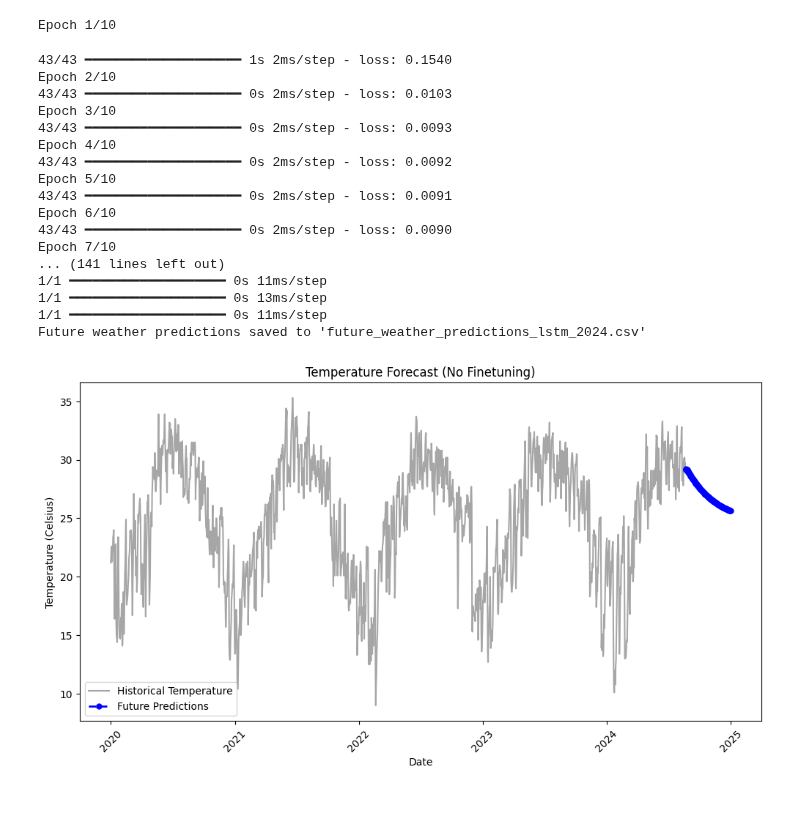
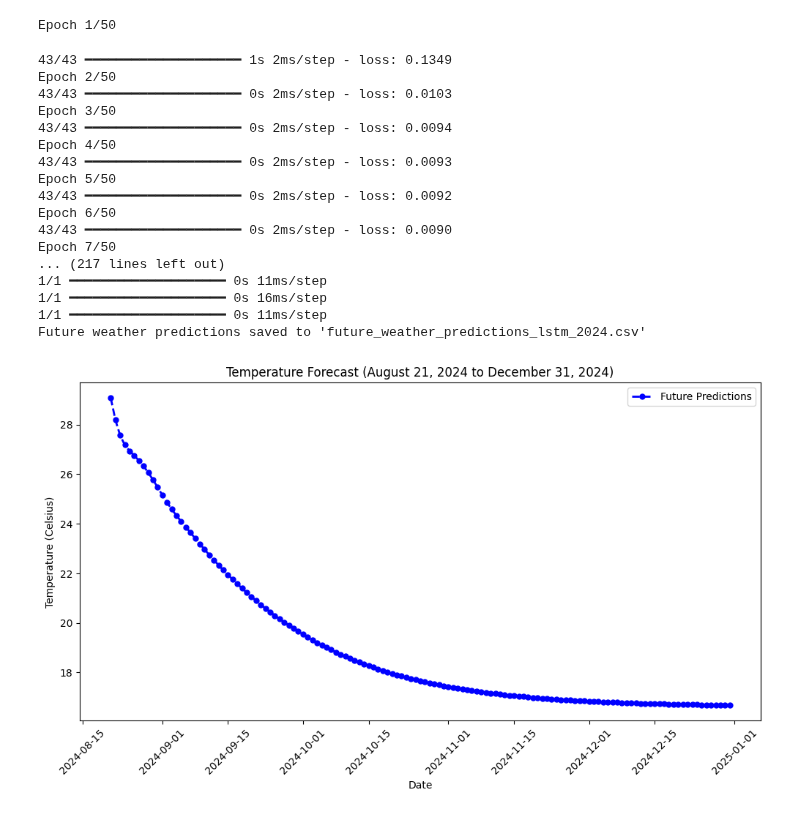
Before and after one commit to lbibi1805-dot/ML_WEATHER_PREDICTION, a Jupyter notebook: test_LTST Memory/NoFineTuning.ipynb, the cells around one changed output. Saved outputs shown, nothing was run; the diff lists cells and outputs as text; code cells hidden in the pictures.

```diff
--- a/test_LTST Memory/NoFineTuning.ipynb
+++ b/test_LTST Memory/NoFineTuning.ipynb
@@ -6,12 +6,6 @@ from sklearn.preprocessing import MinMaxScaler  # For scaling data
 from sklearn.metrics import mean_squared_error, mean_absolute_error, r2_score  # For evaluating the model
 from tensorflow.keras.models import Sequential  # For creating the model
 from tensorflow.keras.layers import LSTM, Dense  # For adding layers to the model
-import tensorflow as tf
-
-# Set random seed for reproducibility
-np.random.seed(42)
-tf.random.set_seed(42)
-
 
 
 # STEP 1. LOAD AND PREPARE THE DATA
@@ -79,10 +73,13 @@ model.add(Dense(1))  # Add output layer
 model.compile(optimizer='adam', loss='mean_squared_error')  # Compile the model
 #endregion
 
-# STEP 6. TRAIN THE MODEL
+# STEP 6. TRAIN THE MODEL WITH INCREASED EPOCHS AND EARLY STOPPING
 #region
-# 6.1 Fit the model to the training data
-model.fit(X_train, y_train, epochs=10, batch_size=32, verbose=1)  # Fit the model to the training data
+# 6.1 Implement EarlyStopping to avoid overfitting
+early_stopping = EarlyStopping(monitor='loss', patience=10, restore_best_weights=True)  # Stop if loss doesn't improve for 10 epochs
+
+# 6.2 Fit the model with increased epochs
+model.fit(X_train, y_train, epochs=50, batch_size=32, verbose=1, callbacks=[early_stopping])  # Increase epochs to 50 and apply early stopping
 #endregion
 
 # STEP 7. MAKE PREDICTIONS AND EVALUATE THE MODEL
@@ -130,47 +127,44 @@ future_predictions_inv = scaler.inverse_transform(np.array(future_predictions).r
 
 # 9.2 Create DataFrame for future results
 future_results_df = pd.DataFrame({
     'Date': future_dates,  # Dates
     'Predicted Temperature': future_predictions_inv.flatten()  # Predictions
 })
 
 # 9.3 Save the predictions to a CSV file
 future_results_df.to_csv('future_weather_predictions_lstm_2024.csv', index=False)  # Save to CSV
 print("Future weather predictions saved to 'future_weather_predictions_lstm_2024.csv'")  # Confirmation message
 
-# 9.4 Plot the historical and future predicted temperatures
+# 9.4 Plot the future predicted temperatures
 plt.figure(figsize=(12, 6))  # Set figure size
-
-# Plot historical data
-plt.plot(data.index, temperature, color='gray', label='Historical Temperature', alpha=0.7)  # Historical temperature in gray
 
 # Plot future predictions
 plt.plot(future_dates, future_predictions_inv, color='blue', marker='o', linestyle='dashed', linewidth=2, markersize=5, label='Future Predictions')  # Future predictions in blue
 
 plt.xlabel('Date')  # X-axis label
 plt.ylabel('Temperature (Celsius)')  # Y-axis label
-plt.title('Temperature Forecast (No Finetuning)')  # Plot title
+plt.title('Temperature Forecast (August 21, 2024 to December 31, 2024)')  # Plot title
 plt.xticks(rotation=45)  # Rotate x-axis labels
 plt.legend()  # Show legend
 plt.show()  # Display the plot
 #endregion
 # %% [output]
-Epoch 1/10
+Epoch 1/50
-43/43 ━━━━━━━━━━━━━━━━━━━━ 1s 2ms/step - loss: 0.1540
-Epoch 2/10
+43/43 ━━━━━━━━━━━━━━━━━━━━ 1s 2ms/step - loss: 0.1349
+Epoch 2/50
 43/43 ━━━━━━━━━━━━━━━━━━━━ 0s 2ms/step - loss: 0.0103
-Epoch 3/10
+Epoch 3/50
+43/43 ━━━━━━━━━━━━━━━━━━━━ 0s 2ms/step - loss: 0.0094
+Epoch 4/50
 43/43 ━━━━━━━━━━━━━━━━━━━━ 0s 2ms/step - loss: 0.0093
-Epoch 4/10
+Epoch 5/50
 43/43 ━━━━━━━━━━━━━━━━━━━━ 0s 2ms/step - loss: 0.0092
-Epoch 5/10
-43/43 ━━━━━━━━━━━━━━━━━━━━ 0s 2ms/step - loss: 0.0091
-Epoch 6/10
+Epoch 6/50
 43/43 ━━━━━━━━━━━━━━━━━━━━ 0s 2ms/step - loss: 0.0090
-Epoch 7/10
-... (141 lines left out)
+Epoch 7/50
+... (217 lines left out)
 1/1 ━━━━━━━━━━━━━━━━━━━━ 0s 11ms/step
-1/1 ━━━━━━━━━━━━━━━━━━━━ 0s 13ms/step
+1/1 ━━━━━━━━━━━━━━━━━━━━ 0s 16ms/step
 1/1 ━━━━━━━━━━━━━━━━━━━━ 0s 11ms/step
 Future weather predictions saved to 'future_weather_predictions_lstm_2024.csv'
-[figure, old version]
+[figure, new version]
```
Also changed, not shown: 4 other files.
